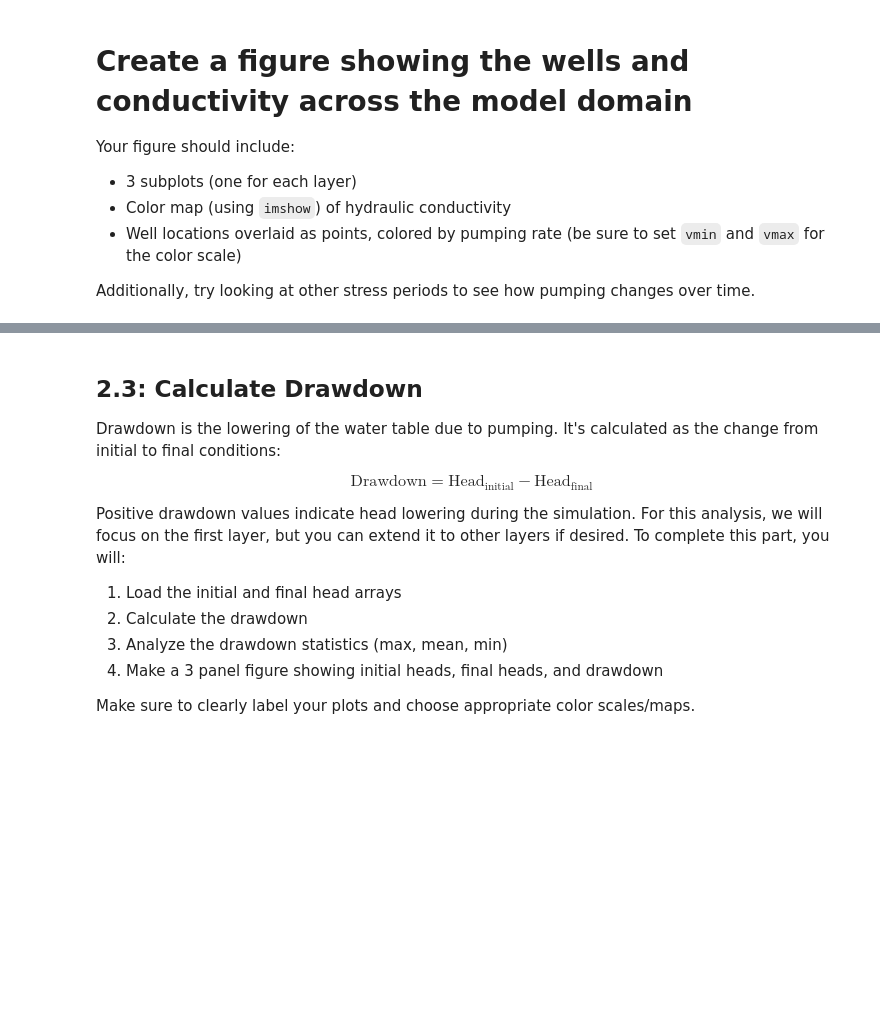
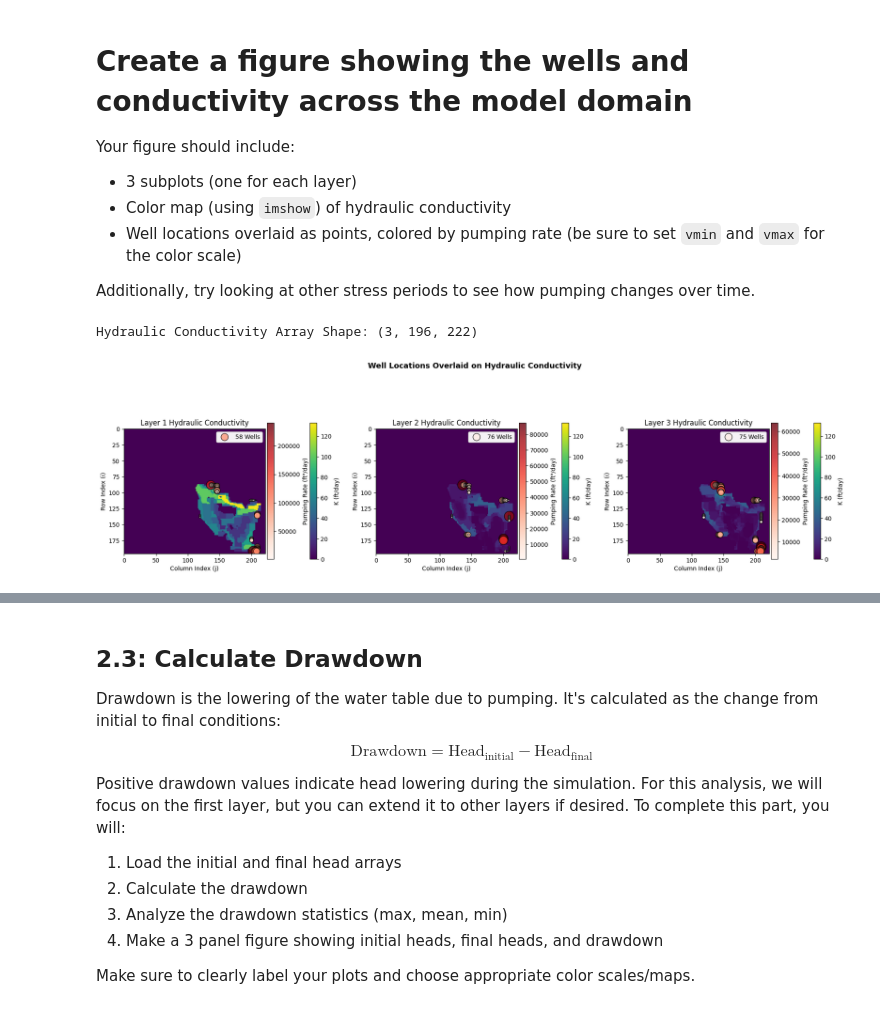
Before and after one commit to HWRS564-hydrogeologic-analysis/hwrs564a_course_materials_xiradakis, a Jupyter notebook: content_weekly/week_12/hw7/hw7_pinal_county_model.ipynb, the cells around one changed output, grey strips where cells are left out. Cells and saved outputs as stored; diff of their text form; code cells hidden in the pictures; blank space fills up the shorter version.

```diff
--- a/content_weekly/week_12/hw7/hw7_pinal_county_model.ipynb
+++ b/content_weekly/week_12/hw7/hw7_pinal_county_model.ipynb
@@ -165,58 +154,77 @@ def get_well_data_for_layer_and_stress_period(m_wel, layer, stress_period):
     return wel_data[wel_data['k'] == layer]
 
 
-# Create 1 x 3 figure for plotting the individual layers
-# Use a figsize (18, 6) for decent visibility
-# TODO: Fill in the None parts here
-fig, axes = None, None
-fig.suptitle(f'Well Locations Overlaid on Hydraulic Conductivity',
-             fontsize=13, fontweight='bold')
-
 # Get hydraulic conductivity array - you might want to check the shape and values
 # TODO: Fill in the None parts here
-hk = None  # Horizontal hydraulic conductivity
+hk = m.lpf.hk.array  # Horizontal hydraulic conductivity
+print (f"\nHydraulic Conductivity Array Shape: {hk.shape}")
+# %% [output]
+Hydraulic Conductivity Array Shape: (3, 196, 222)
 # %%
 # TODO: Loop through each layer and plot
 # TODO: Fill in the None parts here
-for layer_to_plot in None:
+
+import numpy as np
+import matplotlib.pyplot as plt
+
+# Create 1 x 3 figure for plotting the individual layers
+# Use a figsize (18, 6) for decent visibility
+# TODO: Fill in the None parts here
+fig, axes = plt.subplots(1, 3, figsize=(18, 6))
+fig.suptitle(f'Well Locations Overlaid on Hydraulic Conductivity',
+             fontsize=13, fontweight='bold')
+
+sp0 = 0
+#move the above below
+
+for layer_to_plot in range(m.nlay):
 
     # Plot K field as background first
-    ax = None
-    im = None
+    ax = axes[layer_to_plot]
+    im = ax.imshow(hk[layer_to_plot, :, :], cmap='viridis',
+                   vmin=np.nanmin(hk), vmax=np.nanmax(hk))
+    ax.set_title(f'Layer {layer_to_plot + 1} Hydraulic Conductivity')
+    ax.set_xlabel('Column Index (j)')
+    ax.set_ylabel('Row Index (i)')
+
     plt.colorbar(im, ax=ax, label='K (ft/day)', shrink=0.6, pad=0.08)
 
     # Get well data for this layer and stress period 0
-    wells_in_layer = None
+    wells_in_layer = get_well_data_for_layer_and_stress_period(m.wel, layer_to_plot, sp0)
+    pump_rates_layer = wells_in_layer['flux']
+
     # Now pull out the `i`, `j`, and `flux` columns
-    well_rows_layer = None
-    well_cols_layer = None
-    pump_rates_layer = None
+    well_rows_layer = wells_in_layer['i']
+    well_cols_layer = wells_in_layer['j']
+    pump_rates_layer = wells_in_layer['flux']
 
     # Convert to positive values for sizing and coloring
     # NOTE: nothing to do here
     abs_pump_rates = np.abs(pump_rates_layer)
     # Normalize marker sizes (scale to reasonable range)
     # NOTE: nothing to do here
     marker_sizes = (abs_pump_rates / abs_pump_rates.max()) * 300
 
     # Overlay well locations
     # NOTE: nothing to do here
     scatter = ax.scatter(well_cols_layer, well_rows_layer,
                          s=marker_sizes,           # Size proportional to pumping rate
                          c=abs_pump_rates,         # Color by absolute pumping rate
                          cmap='Reds',              # Red colormap
                          alpha=0.8,
                          edgecolors='black',
                          linewidths=1,
                          marker='o',
                          label=f'{len(wells_in_layer)} Wells')
     # Add colorbar for pumping rates
     cbar_wells = plt.colorbar(scatter, ax=ax, label='Pumping Rate (ft³/day)',
                               shrink=0.6, pad=0.01)
 
     ax.legend(loc='upper right', fontsize=10, framealpha=0.95)
 
 plt.tight_layout()
+# %% [output]
+[figure, added]
 # %%
 # Run the model - this will take a few minutes
 # TODO: Fill in the None parts here, and set `silent=False` to see the output,
```
Also changed, not shown: parts of 7 cells of this notebook.
